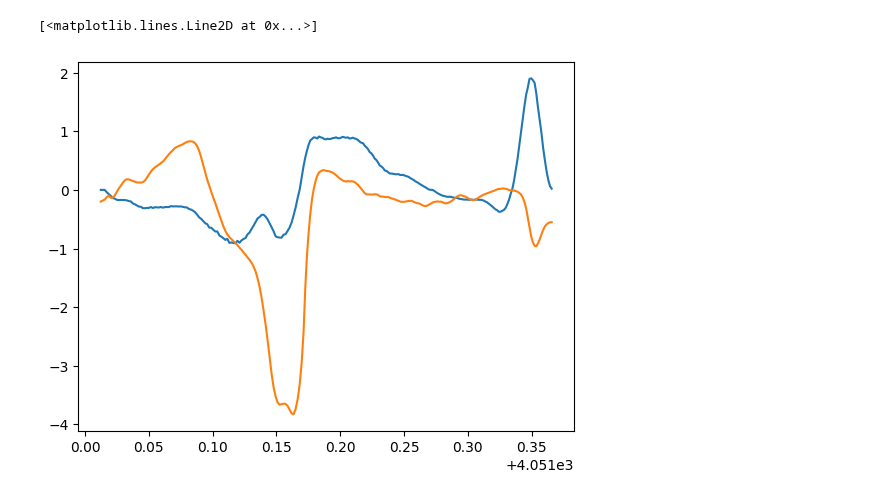
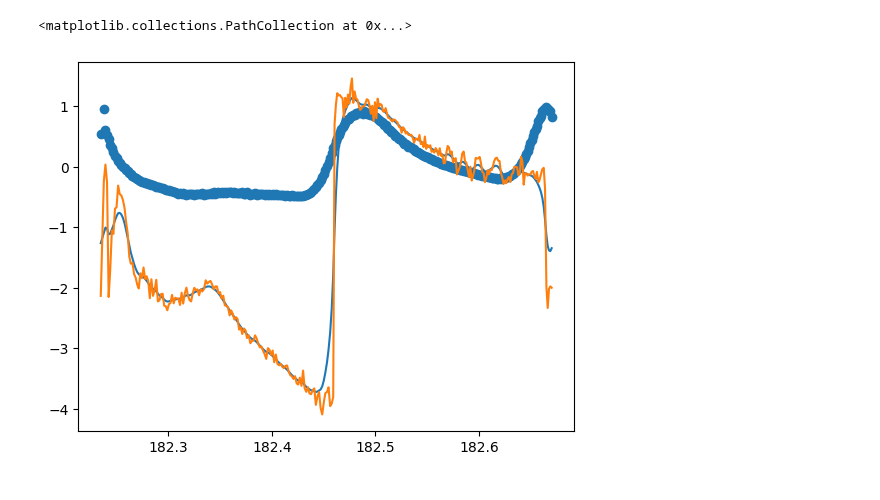
Before and after one commit to JGSuw/hsa_hopper_control, a Jupyter notebook: notebooks/aim2/collate_data.ipynb, the cells around one changed output. Saved outputs shown, nothing was run; the diff lists cells and outputs as text; code cells hidden in the pictures.

```diff
--- a/notebooks/aim2/collate_data.ipynb
+++ b/notebooks/aim2/collate_data.ipynb
@@ -335,13 +279,18 @@ fig.savefig('tvregdiff.png')
 # %%
-frame = trial_df['hop_idx'] == 19
+frame = trial_df['hop_idx'] == 20
+x_raw = trial_df.loc[frame,'x_raw']
+x = trial_df.loc[frame,'x_rad']
+l = trial_df.loc[frame,'l_m']
+lddot = trial_df.loc[frame,'lddot']
 xdot = trial_df.loc[frame,'xdot']
 xddot = trial_df.loc[frame,'xddot']
 torque = trial_df.loc[frame,'torque']
+torque_raw = trial_df.loc[frame,'torque_raw']
 t = trial_df.loc[frame,'t_s']
-plt.plot(t,4e-3*xddot)
 plt.plot(t,torque)
-# plt.plot(t,torque)
+plt.plot(t,torque_raw)
+plt.scatter(t,3.5e-3*xddot)
 # plt.plot(t,x-x_raw)
 # %% [output]
-[<matplotlib.lines.Line2D at 0x...>]
+<matplotlib.collections.PathCollection at 0x...>
-[figure, old version]
+[figure, new version]
```
Also changed, not shown: parts of 5 cells of this notebook, 4 other files.
